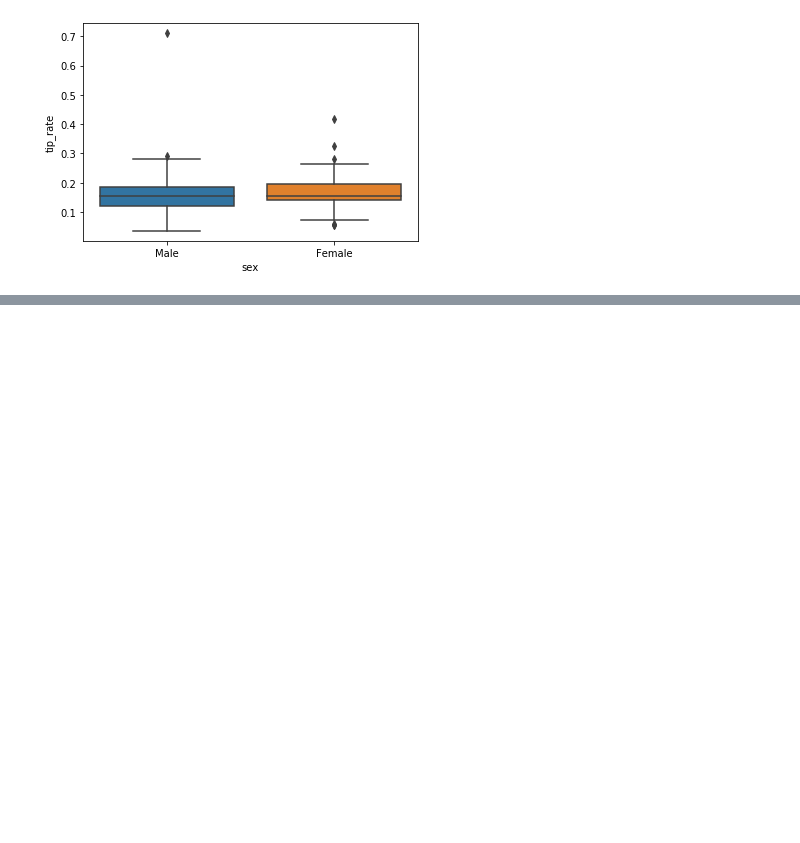
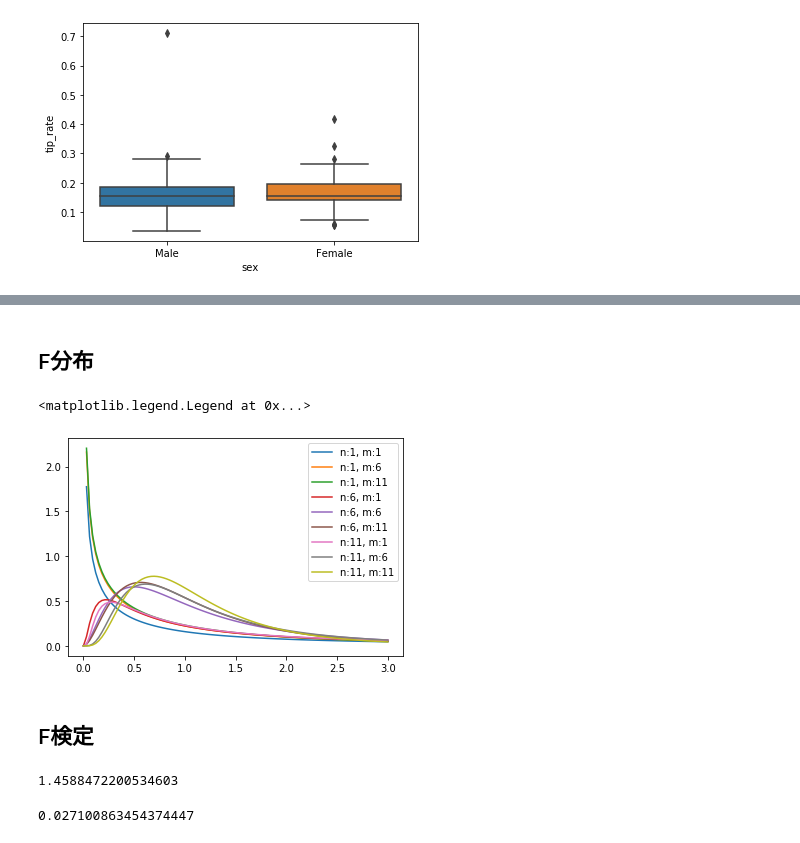
Before and after one commit to fellaini25/kame-python-statistics, a Jupyter notebook: basic-statistics.ipynb, the cells around one changed output, grey strips where cells are left out. Saved outputs shown, nothing was run; the diff lists cells and outputs as text; code cells hidden in the pictures; blank space fills up the shorter version.

```diff
--- a/basic-statistics.ipynb
+++ b/basic-statistics.ipynb
@@ -847,0 +880,14 @@ sns.boxplot(data=df, x="sex", y="tip_rate")
+# %% [markdown]
+## F分布
+# %%
+x = np.linspace(0, 3, 100)
+for n in range(1, 12, 5):
+    for m in range(1, 12, 5):
+        y = stats.f(n, m).pdf(x)
+        plt.plot(x, y, label=f"n:{n}, m:{m}")
+plt.legend()
+# %% [output]
+<matplotlib.legend.Legend at 0x...>
+[figure, added]
+# %% [markdown]
+## F検定
@@ -847,0 +897,15 @@ sns.boxplot(data=df, x="sex", y="tip_rate")
+# %%
+n1 = len(male_tip_rate)
+n2 = len(female_tip_rate)
+dfn = n1 - 1
+dfd = n2 - 1
+var1 = stats.tvar(male_tip_rate)
+var2 = stats.tvar(female_tip_rate)
+f = var1/var2
+print(f)
+# %% [output]
+1.4588472200534603
+# %%
+stats.f(dfn=dfn, dfd=dfd).sf(f)
+# %% [output]
+0.027100863454374447
```
Also changed, not shown: parts of 12 cells of this notebook.
